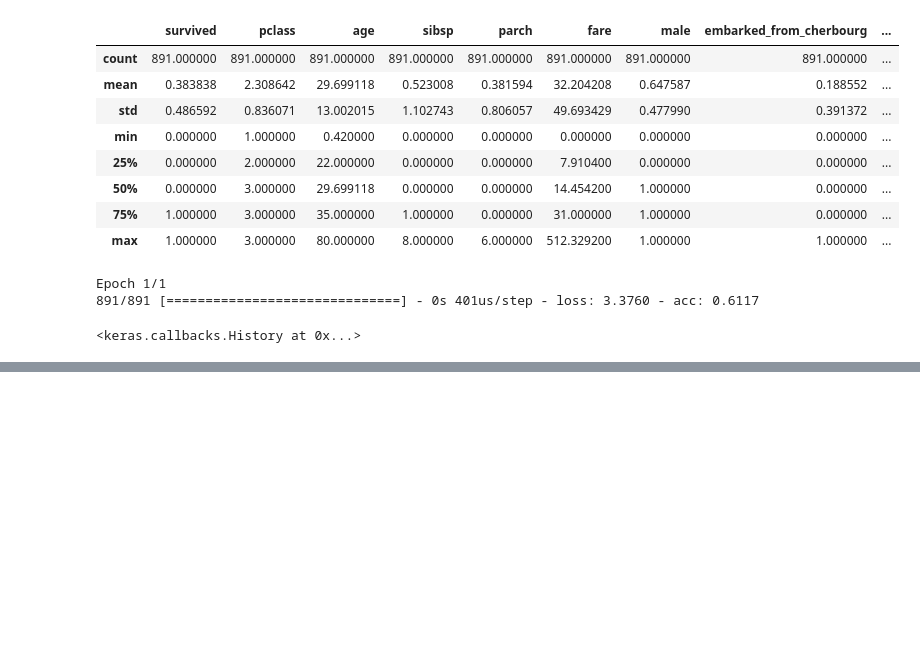
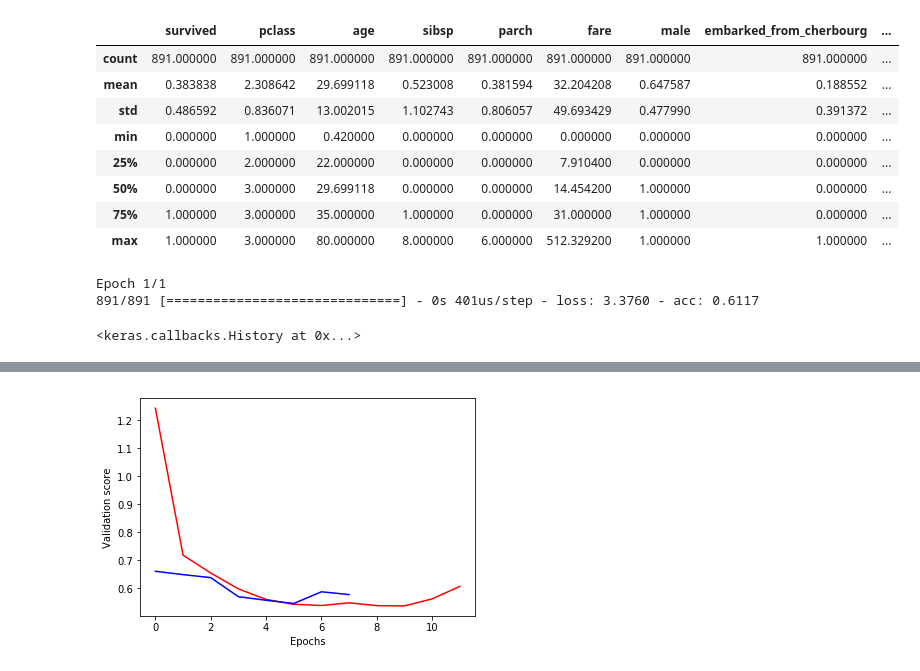
Before and after one commit to cschellenberger/Data-Science-Learning, a Jupyter notebook: Deep Learning Introduction.ipynb, the cells around one changed output, grey strips where cells are left out. Drawn from its saved outputs; the diff is of its cells as text; code cells hidden in the pictures; blank space fills up the shorter version.

```diff
--- a/Deep Learning Introduction.ipynb
+++ b/Deep Learning Introduction.ipynb
@@ -702,0 +1064,39 @@ Epoch 1/1
+# %%
+# Specify the model
+model_1 = Sequential()
+model_1.add(Dense(50, activation='relu', input_shape = input_shape))
+model_1.add(Dense(2, activation='softmax'))
+
+# Compile the model
+model_1.compile(optimizer='adam', loss='categorical_crossentropy', metrics=['accuracy'])
+
+# The input shape to use in the first hidden layer
+input_shape = (n_cols,)
+
+# Create the new model: model_2
+model_2 = Sequential()
+
+# Add the first, second, and third hidden layers
+model_2.add(Dense(50, activation='relu', input_shape = input_shape))
+model_2.add(Dense(50, activation='relu'))
+model_2.add(Dense(50, activation='relu'))
+
+# Add the output layer
+model_2.add(Dense(2, activation='softmax'))
+
+# Compile model_2
+model_2.compile(optimizer='adam', loss='categorical_crossentropy', metrics=['accuracy'])
+
+# Fit model 1
+model_1_training = model_1.fit(predictors, target, epochs=20, validation_split=0.4, callbacks=[early_stopping_monitor], verbose=False)
+
+# Fit model 2
+model_2_training = model_2.fit(predictors, target, epochs=20, validation_split=0.4, callbacks=[early_stopping_monitor], verbose=False)
+
+# Create the plot
+plt.plot(model_1_training.history['val_loss'], 'r', model_2_training.history['val_loss'], 'b')
+plt.xlabel('Epochs')
+plt.ylabel('Validation score')
+plt.show()
+# %% [output]
+[figure, added]
```
Also changed, not shown: parts of 14 cells of this notebook, 1 other file.
